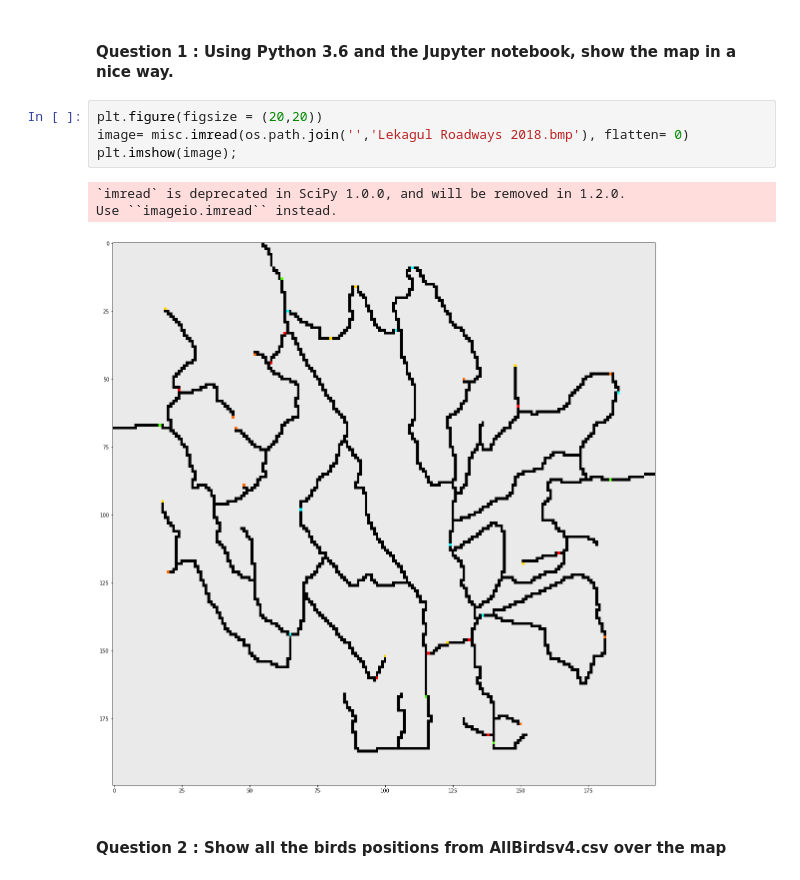
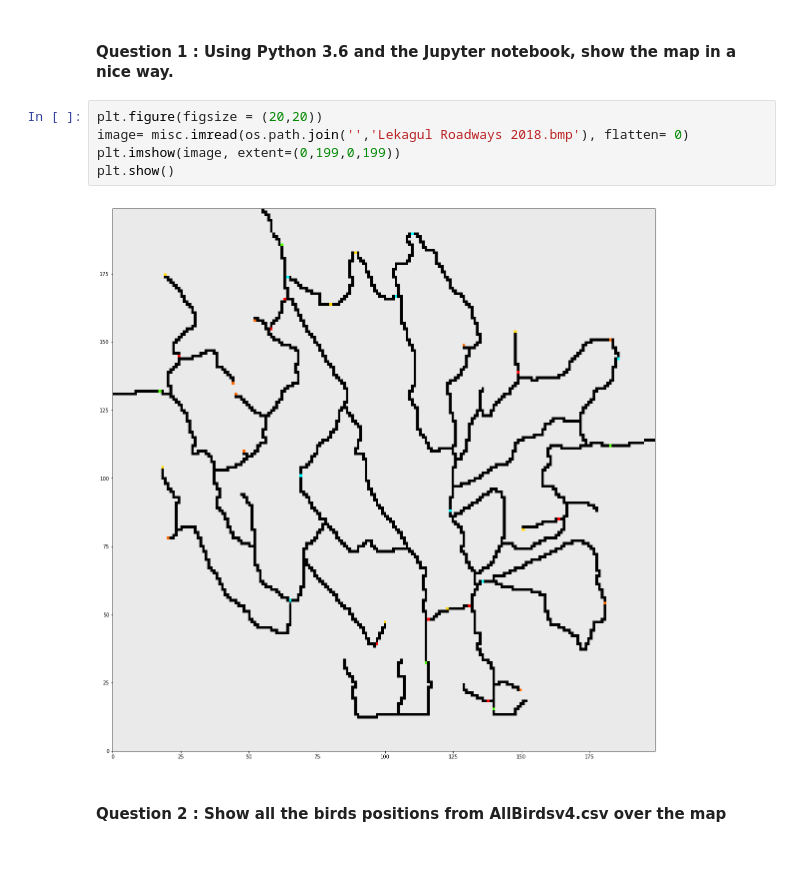
Before and after one commit to salma-jeridi/Vast-Challenge-2018, a Jupyter notebook: ASSIGNMENT-1-DATAVISUALISATION.ipynb, the cells around one changed output. Drawn from its saved outputs; the diff is of its cells as text.

```diff
--- a/ASSIGNMENT-1-DATAVISUALISATION.ipynb
+++ b/ASSIGNMENT-1-DATAVISUALISATION.ipynb
@@ -39,11 +39,10 @@ bird_names = pd.unique(data.English_name)
 # %%
 plt.figure(figsize = (20,20))
 image= misc.imread(os.path.join('','Lekagul Roadways 2018.bmp'), flatten= 0)
-plt.imshow(image);
+plt.imshow(image, extent=(0,199,0,199))
+plt.show()
 # %% [output]
-`imread` is deprecated in SciPy 1.0.0, and will be removed in 1.2.0.
-Use ``imageio.imread`` instead.
-[figure, old version]
+[figure, new version]
 # %% [markdown]
 #### Question 2 : Show all the birds positions from AllBirdsv4.csv over the map
 # %% [markdown]
```
Also changed, not shown: parts of 5 cells of this notebook.
